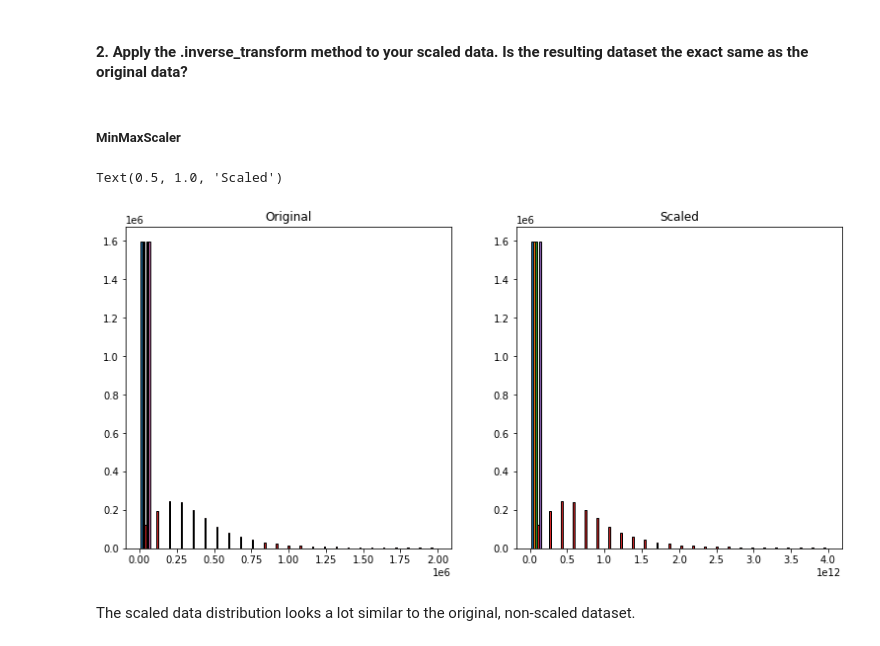
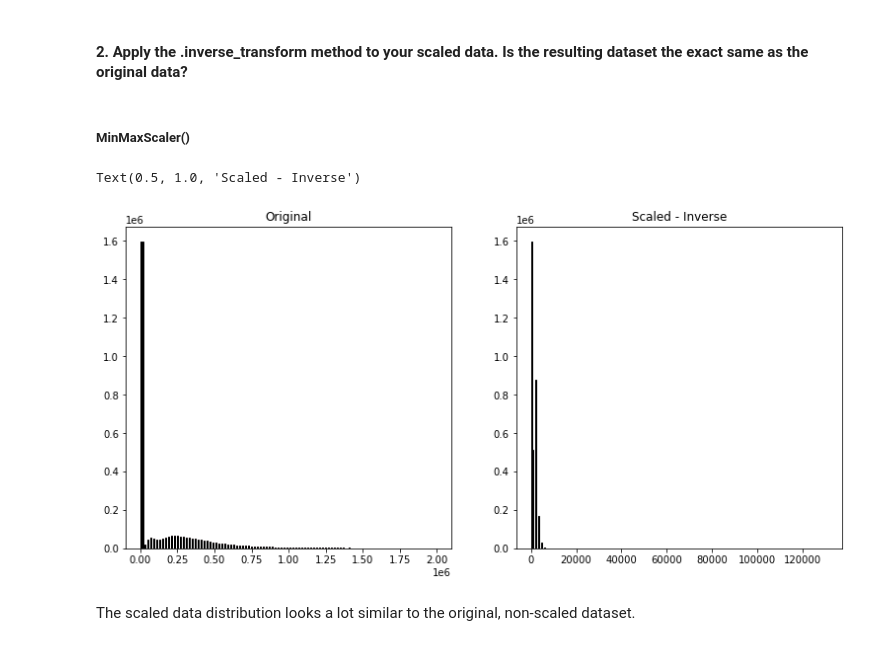
Before and after one commit to m3redithw/regression-exercises, a Jupyter notebook: scaling.ipynb, the cells around one changed output. Cells and saved outputs as stored; diff of their text form; code cells hidden in the pictures.

```diff
--- a/scaling.ipynb
+++ b/scaling.ipynb
@@ -93,26 +93,26 @@ Text(0.5, 1.0, 'Scaled')
 # %% [markdown]
 #### 2. Apply the .inverse_transform method to your scaled data. Is the resulting dataset the exact same as the original data?
 # %% [markdown]
-##### MinMaxScaler
+##### MinMaxScaler()
 # %%
 scaler = sklearn.preprocessing.MinMaxScaler()
 # Note that we only call .fit with the training data,
 # but we use .transform to apply the scaling to all the data splits.
-cols_to_scale = ['bedrooms','bathrooms','square_feet', 'tax_assessed_value', 'tax_amount']
+cols_to_scale = ['bedrooms','bathrooms','square_feet']
 scaler.fit(train[cols_to_scale])
-
-train_scaled = scaler.inverse_transform(train[cols_to_scale])
+train_scaled = scaler.transform(train[cols_to_scale])
+train_scaled_inverse = scaler.inverse_transform(train_scaled)
 
 plt.figure(figsize=(13, 6))
 plt.subplot(121)
-plt.hist(train, bins=25, ec='black')
+plt.hist(train, bins=100, ec='black')
 plt.title('Original')
 plt.subplot(122)
-plt.hist(train_scaled, bins=25, ec='black')
-plt.title('Scaled')
+plt.hist(train_scaled_inverse, bins=100, ec='black')
+plt.title('Scaled - Inverse')
 # %% [output]
-Text(0.5, 1.0, 'Scaled')
+Text(0.5, 1.0, 'Scaled - Inverse')
-[figure, old version]
+[figure, new version]
 # %% [markdown]
 The scaled data distribution looks a lot similar to the original, non-scaled dataset.
 # %% [markdown]
```
Also changed, not shown: parts of 3 cells of this notebook.
